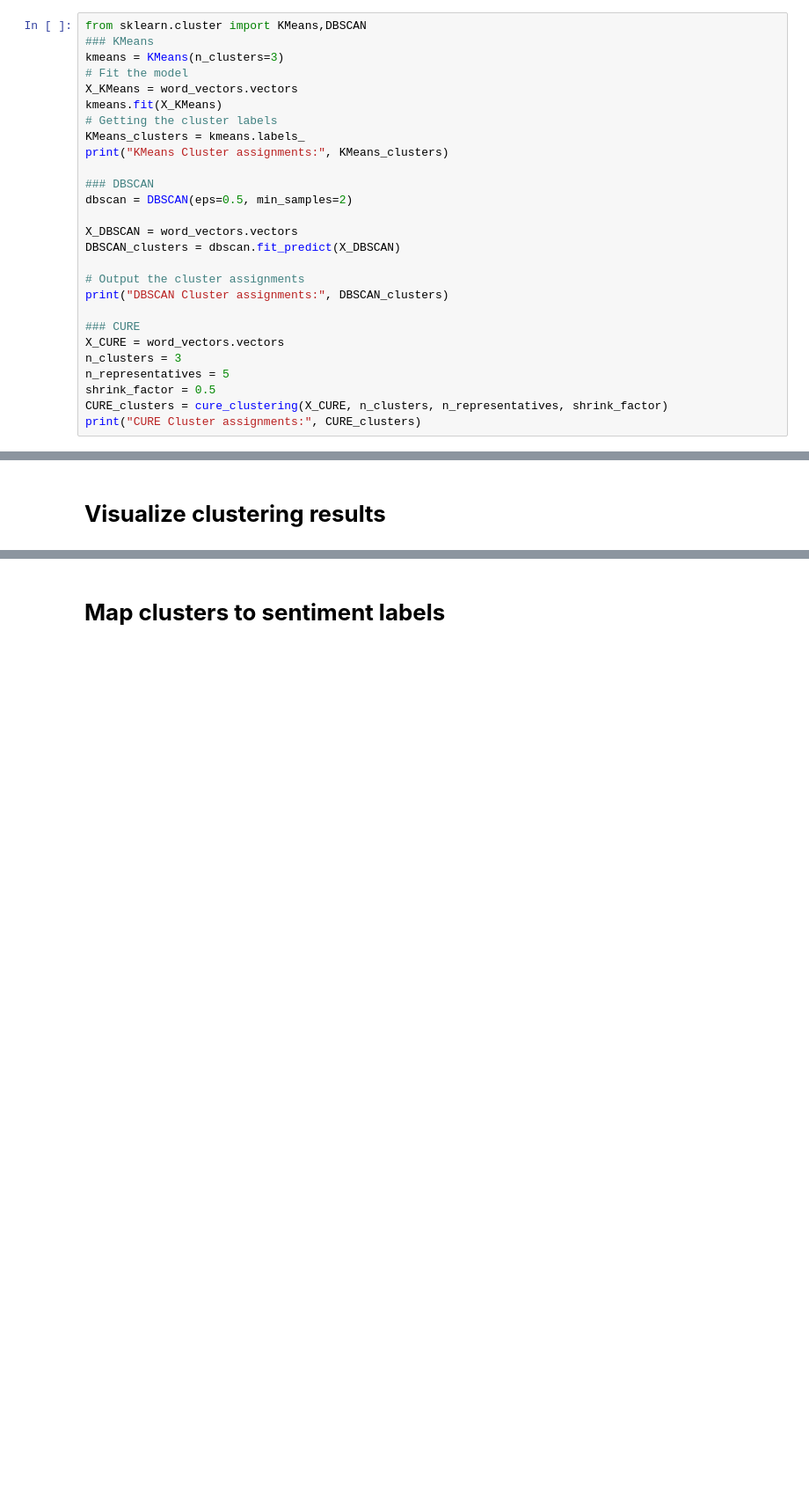
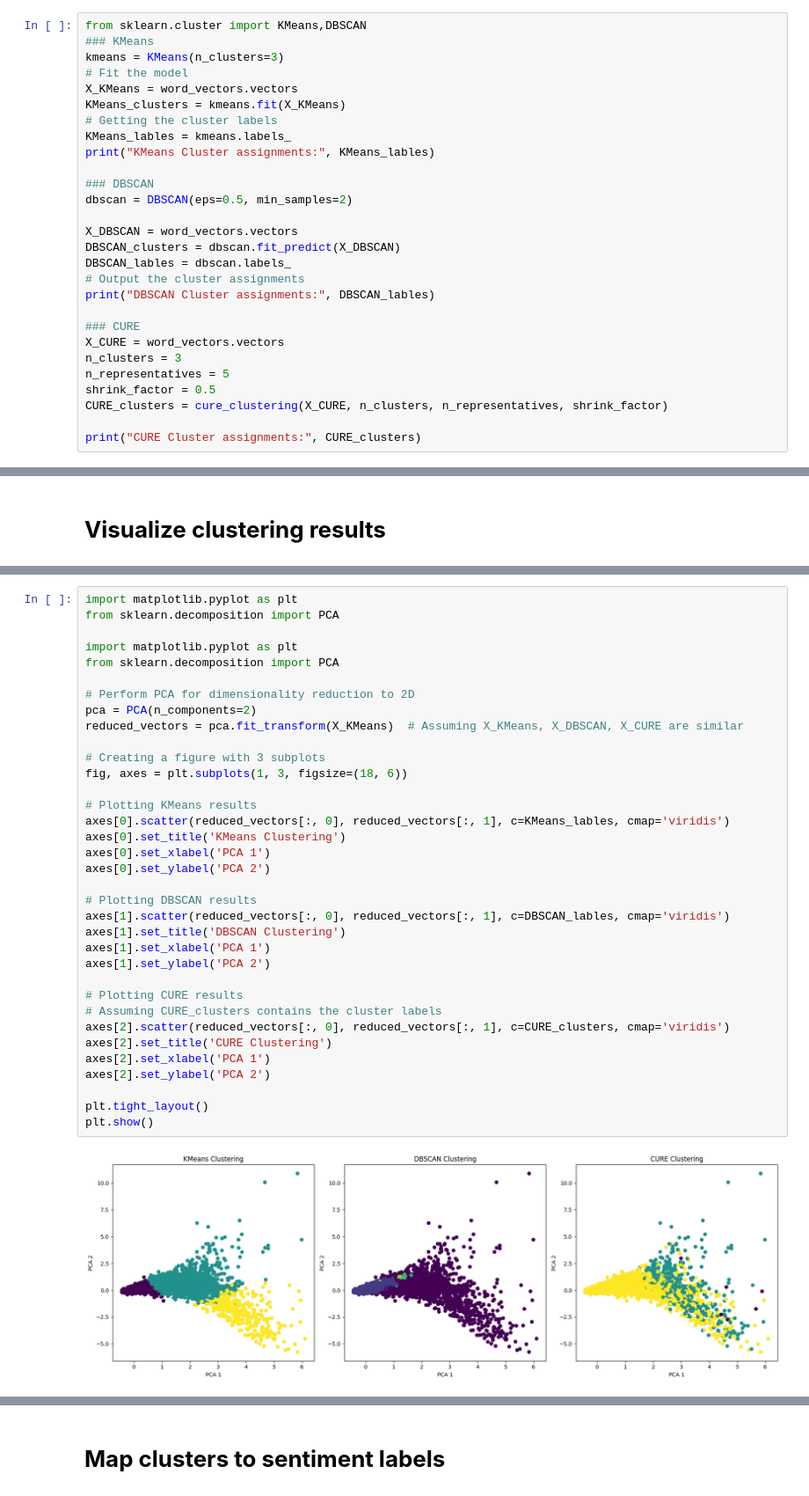
Before and after one commit to ZiyuZhang1/computational-tools-for-DS, a Jupyter notebook: Sentiment_Analysis_yaxin.ipynb, the cells around one changed output, grey strips where cells are left out. Shown at 88% size. Cells and saved outputs as stored; diff of their text form; blank space fills up the shorter version.

```diff
--- a/Sentiment_Analysis_yaxin.ipynb
+++ b/Sentiment_Analysis_yaxin.ipynb
@@ -303,19 +300,19 @@ from sklearn.cluster import KMeans,DBSCAN
 kmeans = KMeans(n_clusters=3)
 # Fit the model
 X_KMeans = word_vectors.vectors
-kmeans.fit(X_KMeans)
+KMeans_clusters = kmeans.fit(X_KMeans)
 # Getting the cluster labels
-KMeans_clusters = kmeans.labels_
-print("KMeans Cluster assignments:", KMeans_clusters)
+KMeans_lables = kmeans.labels_
+print("KMeans Cluster assignments:", KMeans_lables)
 
 ### DBSCAN
 dbscan = DBSCAN(eps=0.5, min_samples=2)
 
 X_DBSCAN = word_vectors.vectors
 DBSCAN_clusters = dbscan.fit_predict(X_DBSCAN)
-
+DBSCAN_lables = dbscan.labels_
 # Output the cluster assignments
-print("DBSCAN Cluster assignments:", DBSCAN_clusters)
+print("DBSCAN Cluster assignments:", DBSCAN_lables)
 
 ### CURE
 X_CURE = word_vectors.vectors
@@ -323,5 +320,6 @@ n_clusters = 3
 n_representatives = 5
 shrink_factor = 0.5
 CURE_clusters = cure_clustering(X_CURE, n_clusters, n_representatives, shrink_factor)
+
 print("CURE Cluster assignments:", CURE_clusters)
 # %% [output]
@@ -393,0 +374,37 @@ plt.show()
+# %%
+import matplotlib.pyplot as plt
+from sklearn.decomposition import PCA
+
+import matplotlib.pyplot as plt
+from sklearn.decomposition import PCA
+
+# Perform PCA for dimensionality reduction to 2D
+pca = PCA(n_components=2)
+reduced_vectors = pca.fit_transform(X_KMeans)  # Assuming X_KMeans, X_DBSCAN, X_CURE are similar
+
+# Creating a figure with 3 subplots
+fig, axes = plt.subplots(1, 3, figsize=(18, 6))
+
+# Plotting KMeans results
+axes[0].scatter(reduced_vectors[:, 0], reduced_vectors[:, 1], c=KMeans_lables, cmap='viridis')
+axes[0].set_title('KMeans Clustering')
+axes[0].set_xlabel('PCA 1')
+axes[0].set_ylabel('PCA 2')
+
+# Plotting DBSCAN results
+axes[1].scatter(reduced_vectors[:, 0], reduced_vectors[:, 1], c=DBSCAN_lables, cmap='viridis')
+axes[1].set_title('DBSCAN Clustering')
+axes[1].set_xlabel('PCA 1')
+axes[1].set_ylabel('PCA 2')
+
+# Plotting CURE results
+# Assuming CURE_clusters contains the cluster labels
+axes[2].scatter(reduced_vectors[:, 0], reduced_vectors[:, 1], c=CURE_clusters, cmap='viridis')
+axes[2].set_title('CURE Clustering')
+axes[2].set_xlabel('PCA 1')
+axes[2].set_ylabel('PCA 2')
+
+plt.tight_layout()
+plt.show()
+# %% [output]
+[figure, added]
```
Also changed, not shown: parts of 9 cells of this notebook.
